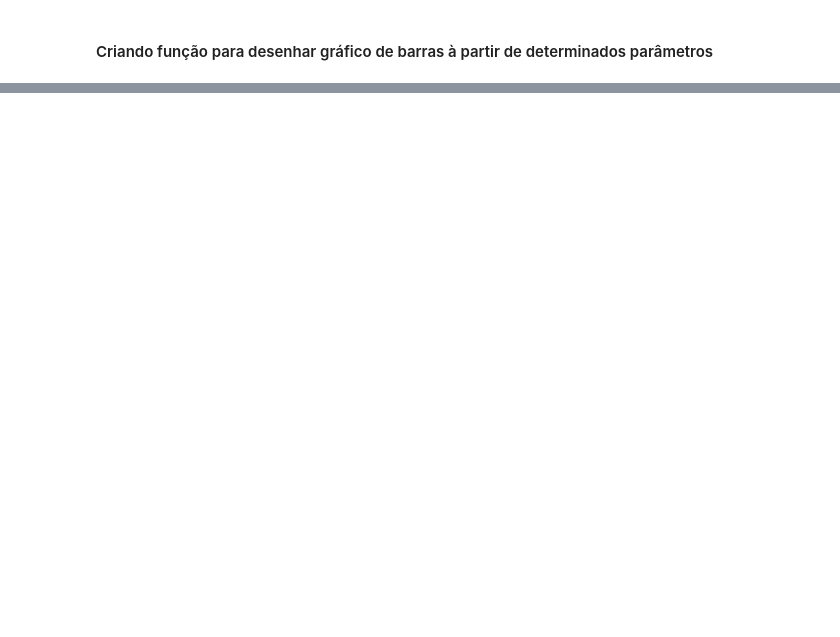
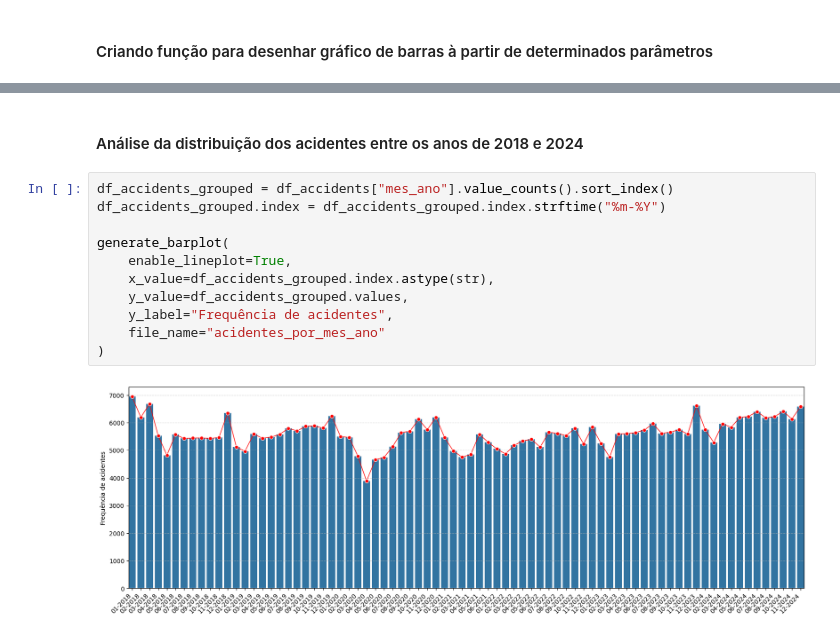
Before and after one commit to evidal1990/coderhouse_datascience, a Jupyter notebook: src/analysis/data_analysis.ipynb, the cells around one changed output, grey strips where cells are left out. Drawn from its saved outputs; the diff is of its cells as text; blank space fills up the shorter version.

```diff
--- a/src/analysis/data_analysis.ipynb
+++ b/src/analysis/data_analysis.ipynb
@@ -63 +97,16 @@ def generate_barplot(
+# %% [markdown]
+#### Análise da distribuição dos acidentes entre os anos de 2018 e 2024
+# %%
+df_accidents_grouped = df_accidents["mes_ano"].value_counts().sort_index()
+df_accidents_grouped.index = df_accidents_grouped.index.strftime("%m-%Y")
+
+generate_barplot(
+    enable_lineplot=True,
+    x_value=df_accidents_grouped.index.astype(str),
+    y_value=df_accidents_grouped.values,
+    y_label="Frequência de acidentes",
+    file_name="acidentes_por_mes_ano"
+)
+# %% [output]
+[figure, added]
 # %% [markdown]
```
Also changed, not shown: parts of 8 cells of this notebook, 1 other file.
